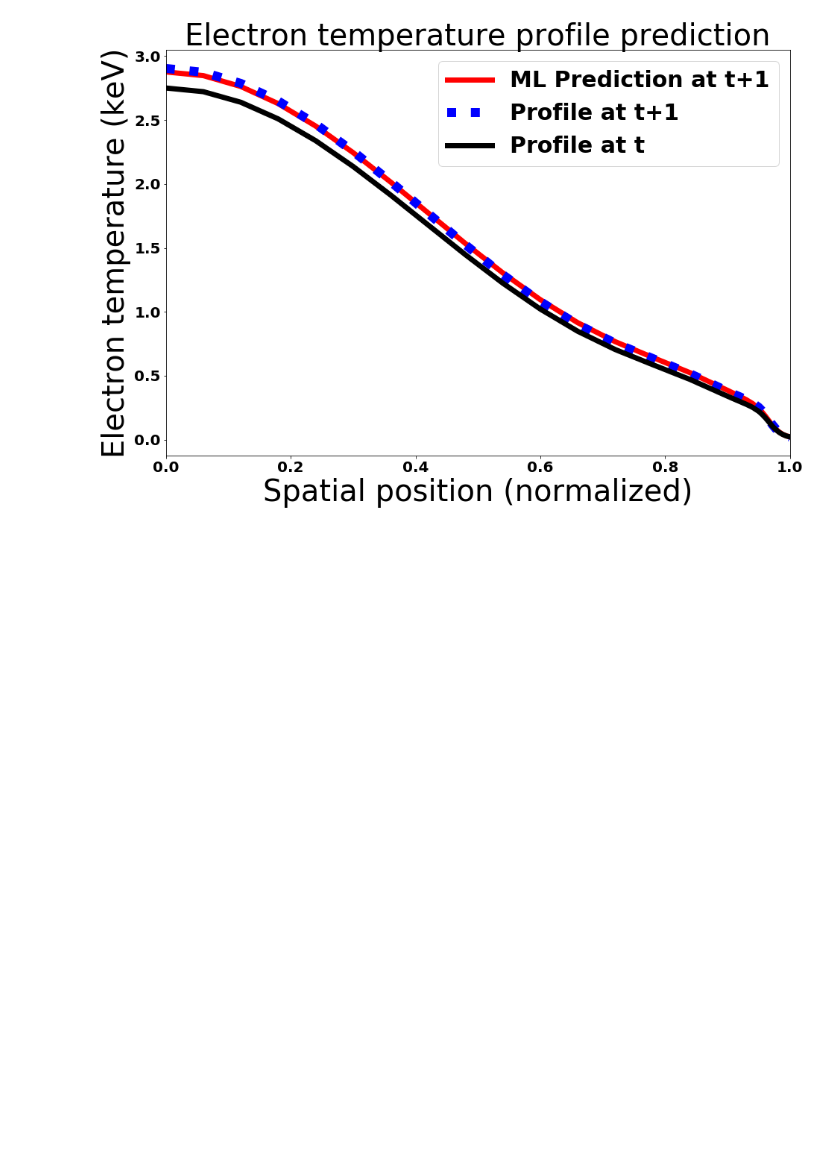
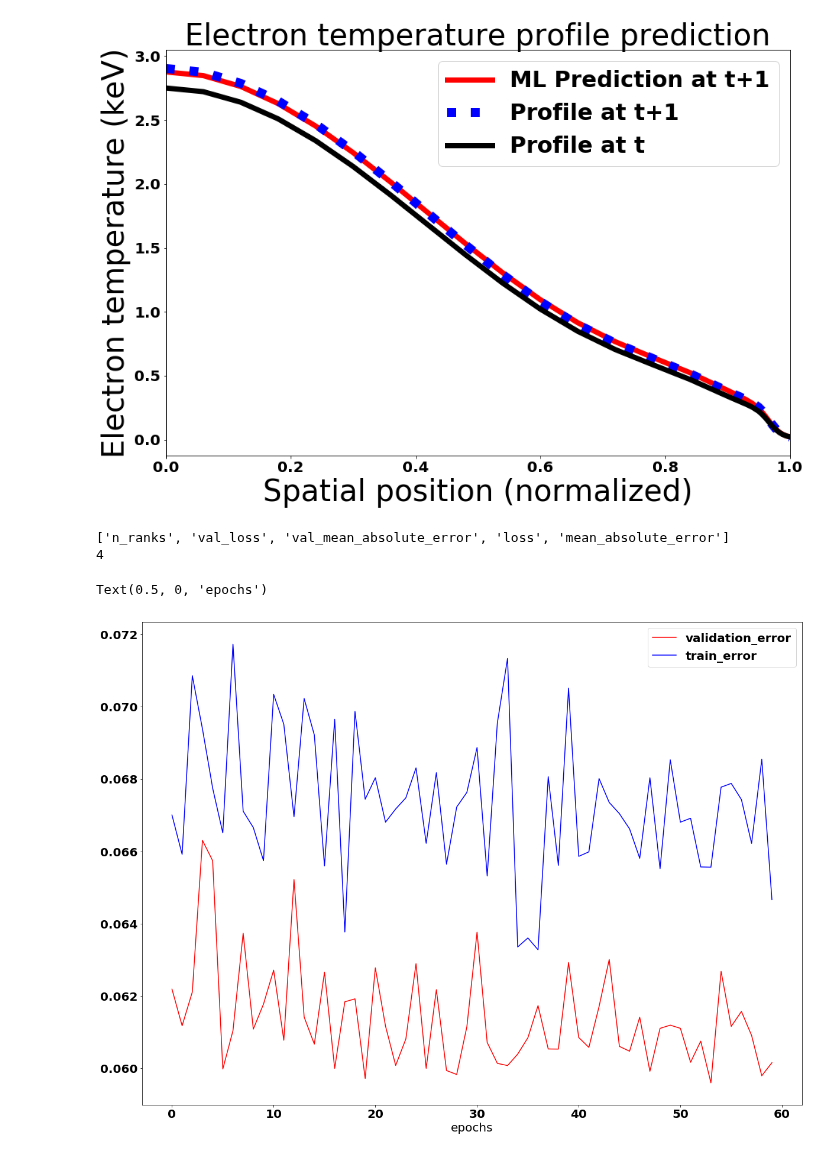
Before and after one commit to PlasmaControl/plasma-profile-predictor, a Jupyter notebook: notebooks/analyze_model.ipynb, the cells around one changed output. Cells and saved outputs as stored; diff of their text form; code cells hidden in the pictures; blank space fills up the shorter version.

```diff
--- a/notebooks/analyze_model.ipynb
+++ b/notebooks/analyze_model.ipynb
@@ -666,3 +703,22 @@ plot_presentation_ready(timestep, train=False, normalized=False, perturbations=[
 # %% [output]
 7146
 [figure]
+# %%
+import numpy as np
+#print(os.listdir(os.path.join(root_dir)))
+root_dir = "/global/cscratch1/sd/al34/autoruns/lookback_with_0d_lookahead/ncomponents_2_lookback_3_prelayers_2_size_10_rnnsize_50_rnndropout_0.3_recurrentdropout_0.3_densedropout_0.3_"
+
+history = np.load(os.path.join(root_dir, 'history.npz'))
+print(history.keys())
+print(history['n_ranks'])
+val_history = ((history['val_mean_absolute_error']))
+train_history = ((history['mean_absolute_error']))
+plt.plot(val_history,label='validation_error',c='r')
+plt.plot(train_history, label = 'train_error', c = 'b')
+plt.legend()
+plt.xlabel('epochs')
+# %% [output]
+['n_ranks', 'val_loss', 'val_mean_absolute_error', 'loss', 'mean_absolute_error']
+4
+Text(0.5, 0, 'epochs')
+[figure, added]
```
Also changed, not shown: parts of 25 cells of this notebook, 17 other files.
